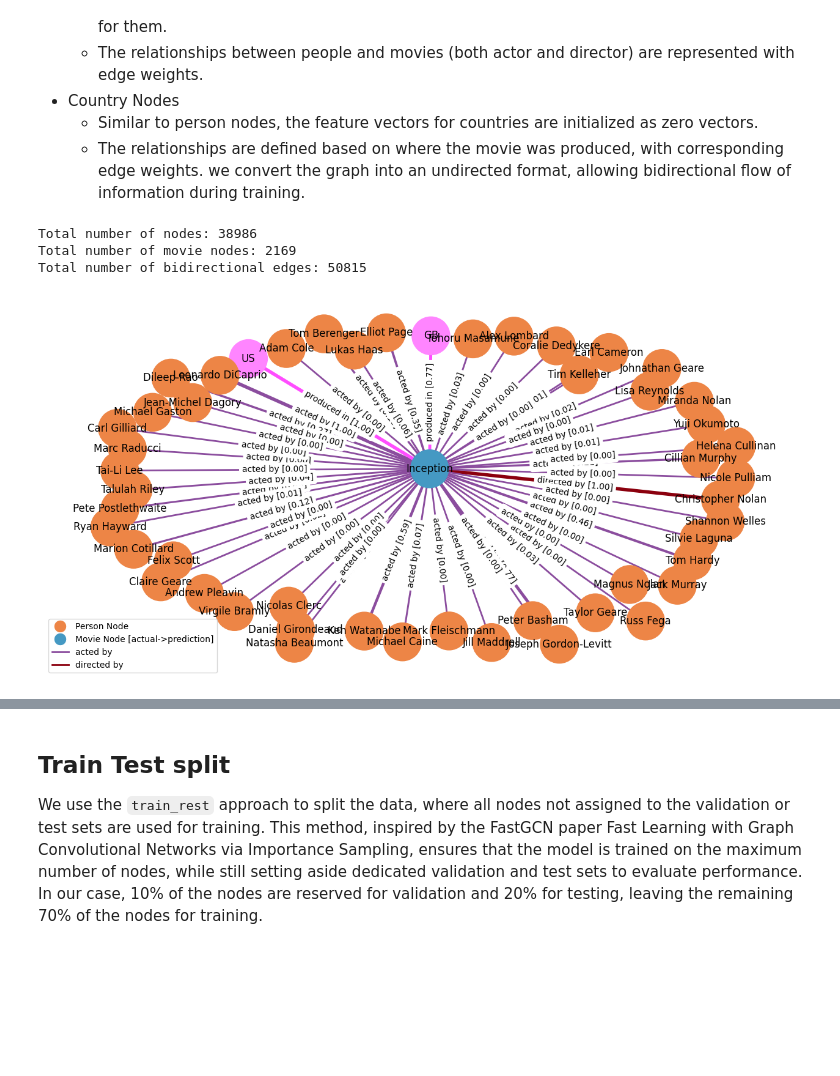
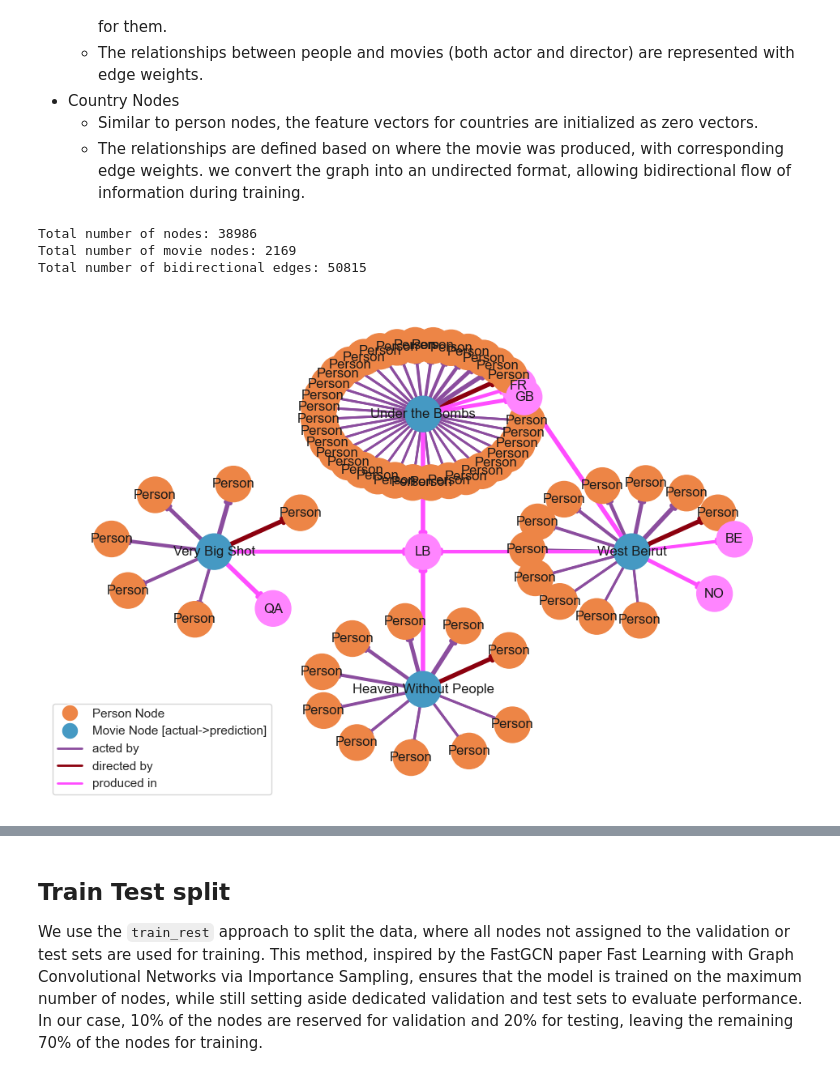
Before and after one commit to ironman00023/movie-rating-prediction, a Jupyter notebook: proposal_gnn.ipynb, the cells around one changed output, grey strips where cells are left out. Drawn from its saved outputs; the diff is of its cells as text; code cells hidden in the pictures; blank space fills up the shorter version.

```diff
--- a/proposal_gnn.ipynb
+++ b/proposal_gnn.ipynb
@@ -11,17 +11,21 @@ Download the files from [Netflix TV Shows and Movies](https://www.kaggle.com/dat
 
 We start by importing all the necessary libraries for our research, which provide functionalities for building and training our graph neural network model.
 # %%
-import torch
 import numpy as np
 import pandas as pd
 import matplotlib.pyplot as plt
+import seaborn as sns
+sns.set(style="whitegrid")
+from itertools import chain
+
 from sklearn.preprocessing import MinMaxScaler, LabelEncoder, MultiLabelBinarizer
 from sklearn.metrics import mean_absolute_error, mean_squared_error, r2_score
+
+import torch
+from torch.nn import MSELoss, L1Loss
+import torch_geometric.transforms as T
 from torch_geometric.nn import to_hetero
-from torch.nn import MSELoss, L1Loss
 from torch_geometric.data import HeteroData
-import torch_geometric.transforms as T
-from itertools import chain
 
 from recommendation_engine.proposal.notebook import tools
 from recommendation_engine.proposal.notebook import models
@@ -446,32 +490,32 @@ data_unidirectional = HeteroData()
 
 data_unidirectional['movie'].x = torch.tensor(movies_df[['age_certification_normalized', 'release_year_normalized', 'runtime_normalized'] + list(mlb.classes_)].values).float()
 data_unidirectional['movie'].label = movies_df.title.values
 data_unidirectional['movie'].y = torch.tensor(movies_df.label.values).float()
 data_unidirectional['person'].x = torch.zeros(len(person_df), 2).float()
 data_unidirectional['person'].label = person_df.name.values
 
 data_unidirectional['movie', 'directed_by', 'person'].edge_index = director_edge_index
 data_unidirectional['movie', 'acted_by', 'person'].edge_index = actor_edge_index
 
 data_unidirectional['movie', 'acted_by', 'person'].edge_weight = actor_edge_weight
 data_unidirectional['movie', 'directed_by', 'person'].edge_weight = director_edge_weight
 
 
 data_unidirectional['country'].x = torch.zeros(len(countries_df), 1).float()
 data_unidirectional['country'].label = countries_df.index.values
 data_unidirectional['movie', 'produced_in', 'country'].edge_index = country_edge_index
 data_unidirectional['movie', 'produced_in', 'country'].edge_weight = country_edge_weight
 
 data = T.ToUndirected()(data_unidirectional)
 
-tools.draw_graph(data_unidirectional, 'Inception')
+tools.draw_country_graph('LB', data ,data_unidirectional)
 total_nodes = sum(data_unidirectional[node_type].num_nodes for node_type in data_unidirectional.node_types)
 print(f"Total number of nodes: {total_nodes}")
 print(f"Total number of movie nodes: {data_unidirectional['movie'].num_nodes}")
 total_edges = sum(data_unidirectional[edge_type].num_edges for edge_type in data_unidirectional.edge_types)
 print(f"Total number of bidirectional edges: {total_edges}")
 # %% [output]
 Total number of nodes: 38986
 Total number of movie nodes: 2169
 Total number of bidirectional edges: 50815
-[figure, old version]
+[figure, new version]
```
Also changed, not shown: parts of 25 cells of this notebook, 3 other files.
